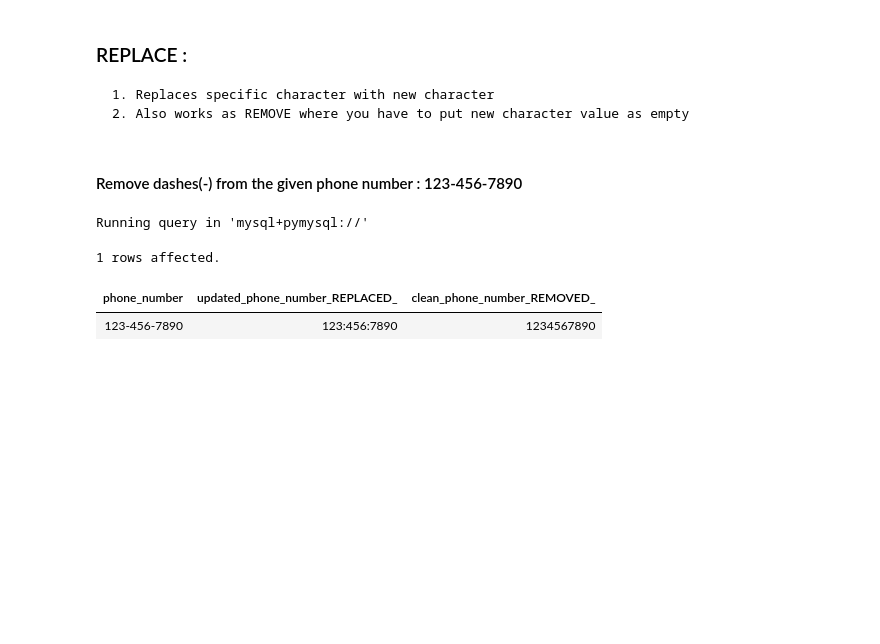
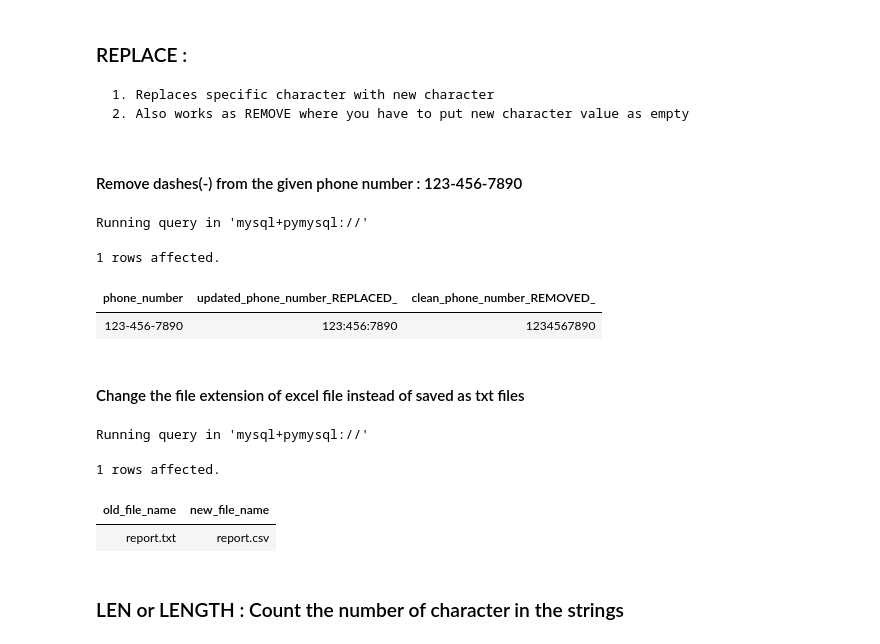
Before and after one commit to the-naman/Learn, a Jupyter notebook: SQL/SQL by Barra/My Notes/06. I - Row-Level Functions.ipynb, the cells around one changed output. Saved outputs shown, nothing was run; the diff lists cells and outputs as text; code cells hidden in the pictures; blank space fills up the shorter version.

```diff
--- a/SQL/SQL by Barra/My Notes/06. I - Row-Level Functions.ipynb
+++ b/SQL/SQL by Barra/My Notes/06. I - Row-Level Functions.ipynb
@@ -168,3 +168,16 @@ Running query in 'mysql+pymysql://'
 1 rows affected.
 | phone_number | updated_phone_number_REPLACED_ | clean_phone_number_REMOVED_ |
 | 123-456-7890 | 123:456:7890 | 1234567890 |
+# %% [markdown]
+#### Change the file extension of excel file instead of saved as txt files
+# %%
+%%sql
+select 'report.txt' as old_file_name,
+    replace('report.txt', '.txt', '.csv') as new_file_name;
+# %% [output]
+Running query in 'mysql+pymysql://'
+1 rows affected.
+| old_file_name | new_file_name |
+| report.txt | report.csv |
+# %% [markdown]
+### LEN or LENGTH : Count the number of character in the strings
```
Also changed, not shown: parts of 1 cell of this notebook.
